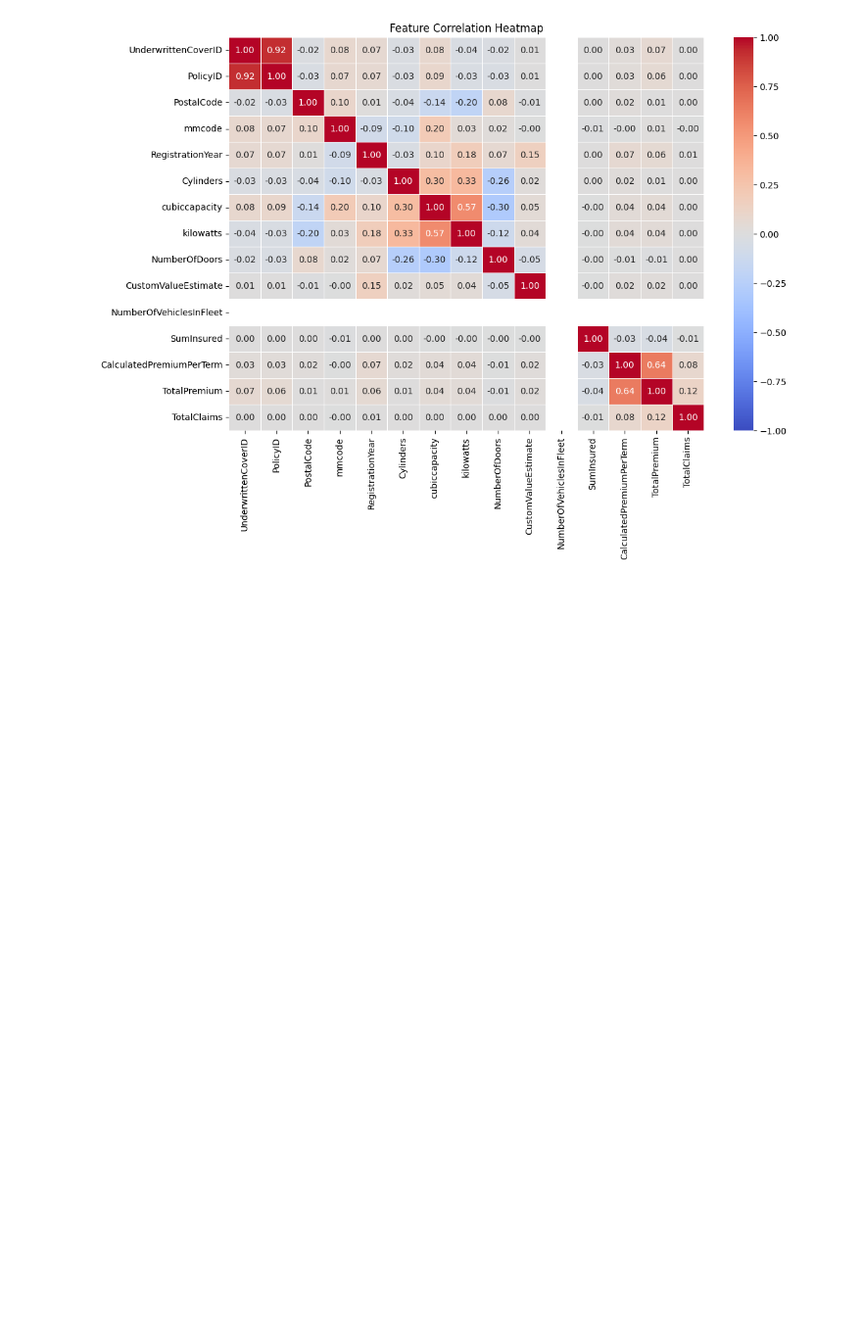
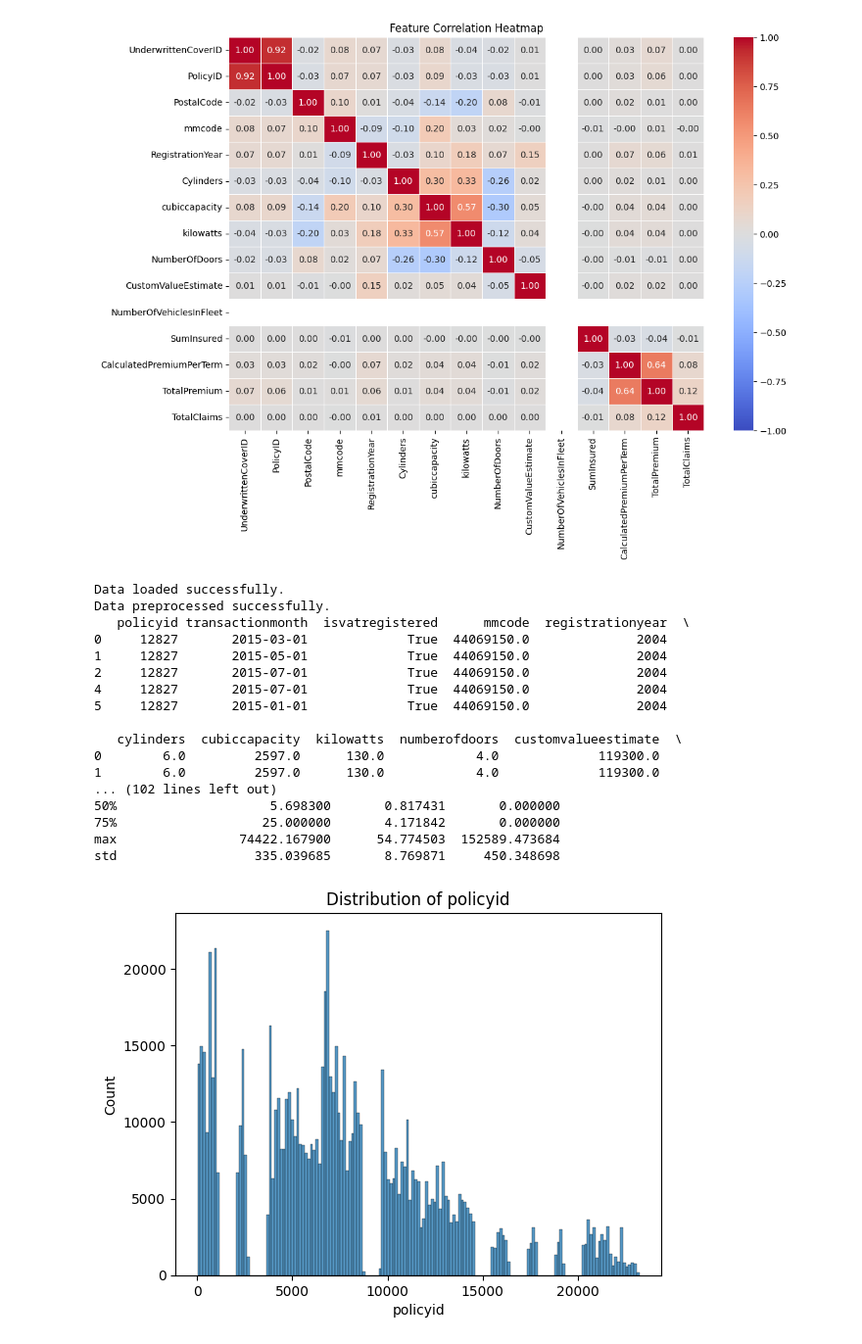
Before and after one commit to nebiyou27/Insurance-Analytics, a Jupyter notebook: notebooks/01_data_exploration.ipynb, the cells around one changed output. Shown at 98% size. Saved outputs shown, nothing was run; the diff lists cells and outputs as text; code cells hidden in the pictures; blank space fills up the shorter version.

Commit message:
data preprocessing refined

```diff
--- a/notebooks/01_data_exploration.ipynb
+++ b/notebooks/01_data_exploration.ipynb
@@ -136,3 +131,80 @@ plt.title("Feature Correlation Heatmap")
 plt.show()
 # %% [output]
 [figure]
+# %%
+import pandas as pd
+import os
+import sys
+import matplotlib.pyplot as plt
+import seaborn as sns
+
+# Add the 'src' directory to the Python path
+src_dir = os.path.abspath(os.path.join('..', 'src'))
+if src_dir not in sys.path:
+    sys.path.append(src_dir)
+
+from data.loader import load_data
+from data.preprocessor import preprocess_data
+
+# Load the data
+filepath = r"C:\Users\neba\Documents\week-3\MachineLearningRating_v3.csv"  # Replace with your actual path
+df = load_data(filepath)
+
+if df is None:
+    print("Data loading failed. Please check the file path.")
+else:
+    print("Data loaded successfully.")
+
+    df_preprocessed = preprocess_data(df.copy())
+
+    if df_preprocessed is not None:
+        print("Data preprocessed successfully.")
+
+        # Examine the preprocessed data
+        print(df_preprocessed.head())
+        print(df_preprocessed.info())
+        print(df_preprocessed.describe())
+
+        # Histograms
+        numerical_cols = df_preprocessed.select_dtypes(include=['int64', 'float64']).columns
+        for col in numerical_cols:
+            plt.figure()
+            sns.histplot(df_preprocessed[col])
+            plt.title(f"Distribution of {col}")
+            plt.show()
+
+        # Box plots
+        for col in numerical_cols:
+            plt.figure()
+            sns.boxplot(x=df_preprocessed[col])
+            plt.title(f"Box plot of {col}")
+            plt.show()
+
+        # Correlation Heatmap
+        correlation_matrix = df_preprocessed[numerical_cols].corr()
+        plt.figure(figsize=(12, 10))
+        sns.heatmap(correlation_matrix, annot=True, cmap='coolwarm')
+        plt.title("Correlation Heatmap")
+        plt.show()
+
+    else:
+        print("Data preprocessing failed.")
+# %% [output]
+Data loaded successfully.
+Data preprocessed successfully.
+   policyid transactionmonth  isvatregistered      mmcode  registrationyear  \
+0     12827       2015-03-01             True  44069150.0              2004
+1     12827       2015-05-01             True  44069150.0              2004
+2     12827       2015-07-01             True  44069150.0              2004
+4     12827       2015-07-01             True  44069150.0              2004
+5     12827       2015-01-01             True  44069150.0              2004
+
+   cylinders  cubiccapacity  kilowatts  numberofdoors  customvalueestimate  \
+0        6.0         2597.0      130.0            4.0             119300.0
+1        6.0         2597.0      130.0            4.0             119300.0
+... (102 lines left out)
+50%                    5.698300       0.817431       0.000000
+75%                   25.000000       4.171842       0.000000
+max                74422.167900      54.774503  152589.473684
+std                  335.039685       8.769871     450.348698
+[figure, added]
```
Also changed, not shown: parts of 1 cell of this notebook, 1 other file.
